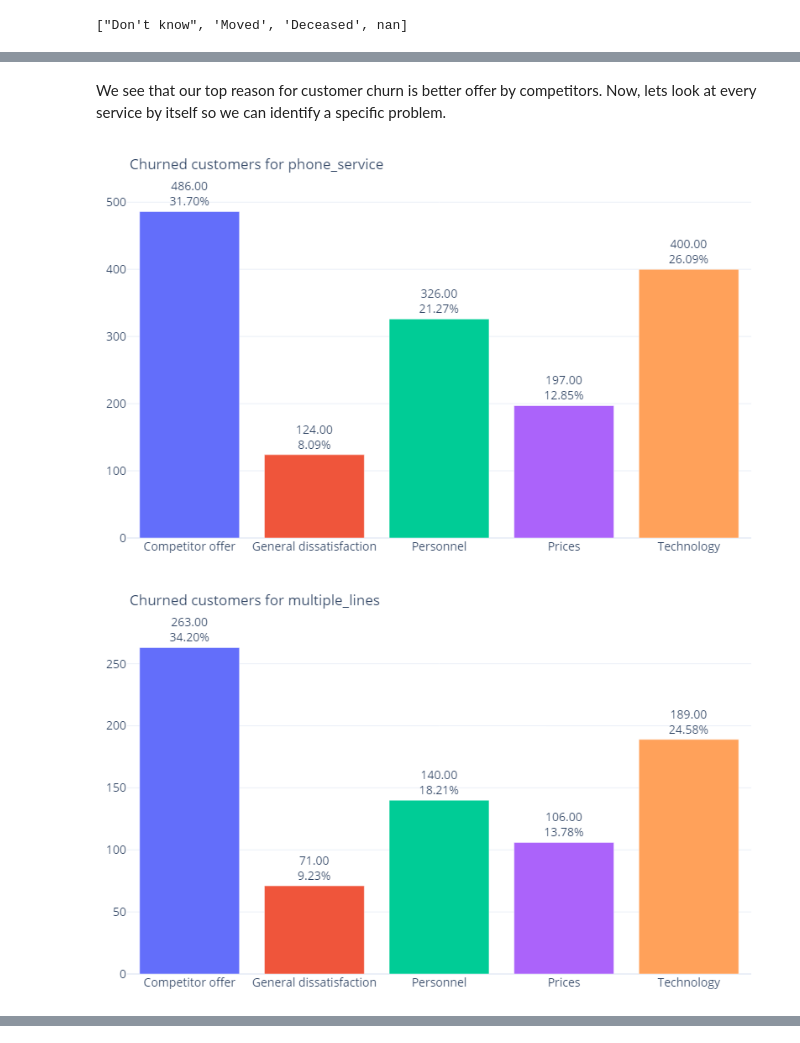
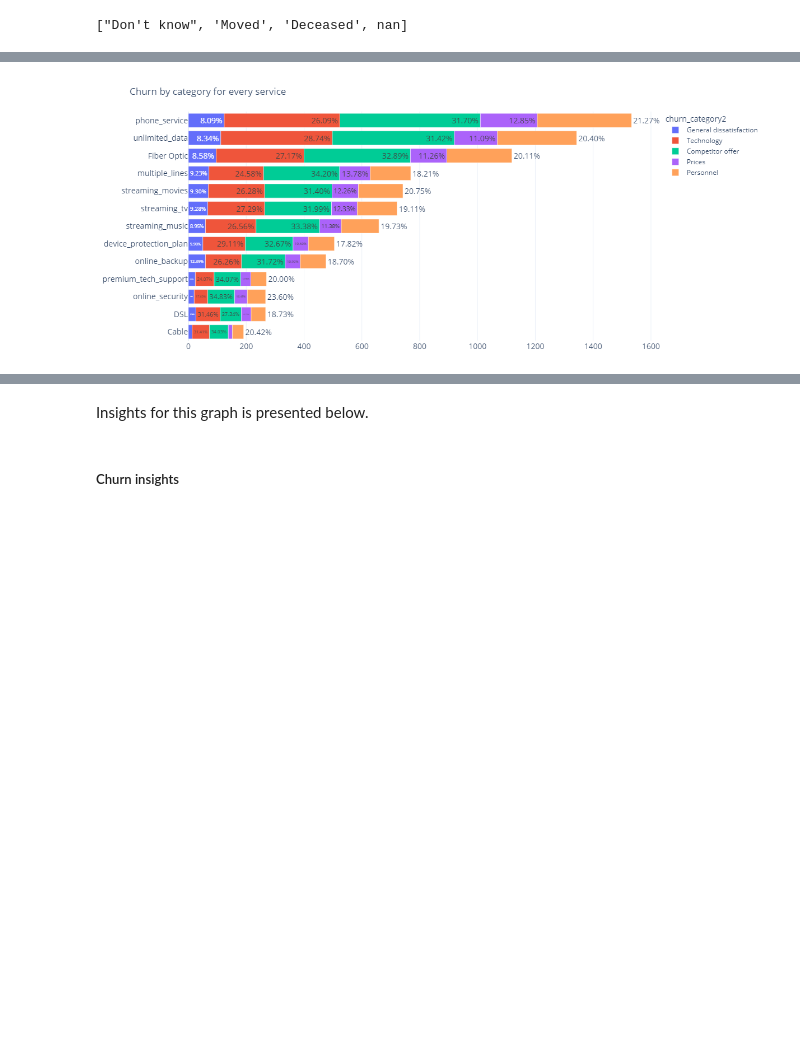
Before and after one commit to stsibikov/Telco_customer_churn, a Jupyter notebook: EDA/EDA.ipynb, the cells around one changed output, grey strips where cells are left out. Drawn from its saved outputs; the diff is of its cells as text; code cells hidden in the pictures; blank space fills up the shorter version.

```diff
--- a/EDA/EDA.ipynb
+++ b/EDA/EDA.ipynb
@@ -249,0 +252,3 @@ Services that need to be pushed and advertised to customers heavier, from most i
+# %%
+fig = px.histogram(df, x="tenure_in_months", title='Customer tenure histogram')
+fig.update_layout(margin={'t':60,'b':20,'l':20,'r':20,'pad':0})
@@ -249,0 +261,3 @@ Services that need to be pushed and advertised to customers heavier, from most i
+# %%
+df['high_tenure'] = (df['tenure_in_months'] >= 70).astype('int')
+df[df['high_tenure'] == 1].head()
@@ -249,0 +279,10 @@ Services that need to be pushed and advertised to customers heavier, from most i
+# %%
+services_list_small = ['internet_service', 'online_security', 'device_protection_plan', 'premium_tech_support', 'streaming_tv']
+
+for service in services_list_small:
+    fig = ak.plot.bar(df.groupby(service, as_index=False)['high_tenure'].mean(),
+        color_continuous_scale=px.colors.sequential.Bluered,
+        title=f'Rate of high-tenure customers by {service.replace("_", " ")}',
+        display_pct=False)
+    fig.update_layout(xaxis=dict(title=service))
+    fig.show()
@@ -349,25 +401,30 @@ fig.update_layout(width=800)
-# %% [markdown]
-We see that our top reason for customer churn is better offer by competitors. Now, lets look at every service by itself so we can identify a specific problem.
 # %%
-service_cat_churn_df = pd.DataFrame()
+service_cat2_churn_df = pd.DataFrame()
 
 for service in ['phone_service', 'multiple_lines',
                  'online_security', 'online_backup', 'device_protection_plan', 'premium_tech_support',
                  'streaming_tv', 'streaming_movies', 'streaming_music', 'unlimited_data']:
-    out = df[df[service] == 1].groupby('churn_category2', as_index=False)['churn'].sum()
-    out['service'] = service
-    out = out[['service', 'churn_category2', 'churn']]
-    service_cat_churn_df = pd.concat([service_cat_churn_df, out])
+    out = df[df[service] == 1].groupby('churn_category2', as_index=False).size()
+    out['col'] = service
+    service_cat2_churn_df = pd.concat([service_cat2_churn_df, out])
 
-out = df.groupby(['internet_type', 'churn_category2'], as_index=False)['churn'].sum()
-out.columns = ['service', 'churn_category2', 'churn']
-service_cat_churn_df = pd.concat([service_cat_churn_df, out])
-service_cat_churn_df = service_cat_churn_df.reset_index(drop=True)
+out = df.groupby(['churn_category2', 'internet_type'], as_index=False).size()
+out.columns = ['churn_category2', 'col', 'size']
+service_cat2_churn_df = pd.concat([service_cat2_churn_df, out])
+service_cat2_churn_df = service_cat2_churn_df[['col', 'churn_category2', 'size']]
 
-for service in service_cat_churn_df['service'].unique():
-    fig = ak.plot.bar(service_cat_churn_df.loc[service_cat_churn_df['service'] == service, ['churn_category2', 'churn']], title=f'Churned customers for {service} by reason')
-    fig.update_layout(width=800)
-    fig.show()
+# sorting by the sum of the group
+# dict below just sorts groups from largest to smallest and assigns them indexes
+sorting_dict = {cat: i for i, cat in enumerate(service_cat2_churn_df.groupby('col')['size'].sum().sort_values().index)}
+
+service_cat2_churn_df['sorting_index'] = service_cat2_churn_df['col'].map(sorting_dict)
+
+service_cat2_churn_df = service_cat2_churn_df.sort_values(by='sorting_index')
+service_cat2_churn_df = service_cat2_churn_df.drop('sorting_index', axis=1)
+
+# finally, plotting
+fig = ak.plot.bar(service_cat2_churn_df, h=True, title='Churn by category for every service', display_values=False)
+fig.update_layout(width=1200, showlegend=True)
+fig.show()
 # %% [output]
-[figure, old version]
+[figure, new version]
-[figure, removed]
@@ -384,0 +431,4 @@ for service in service_cat_churn_df['service'].unique():
+# %% [markdown]
+Insights for this graph is presented below.
+# %% [markdown]
+##### Churn insights
```
Also changed, not shown: parts of 22 cells of this notebook, 1 other file.
